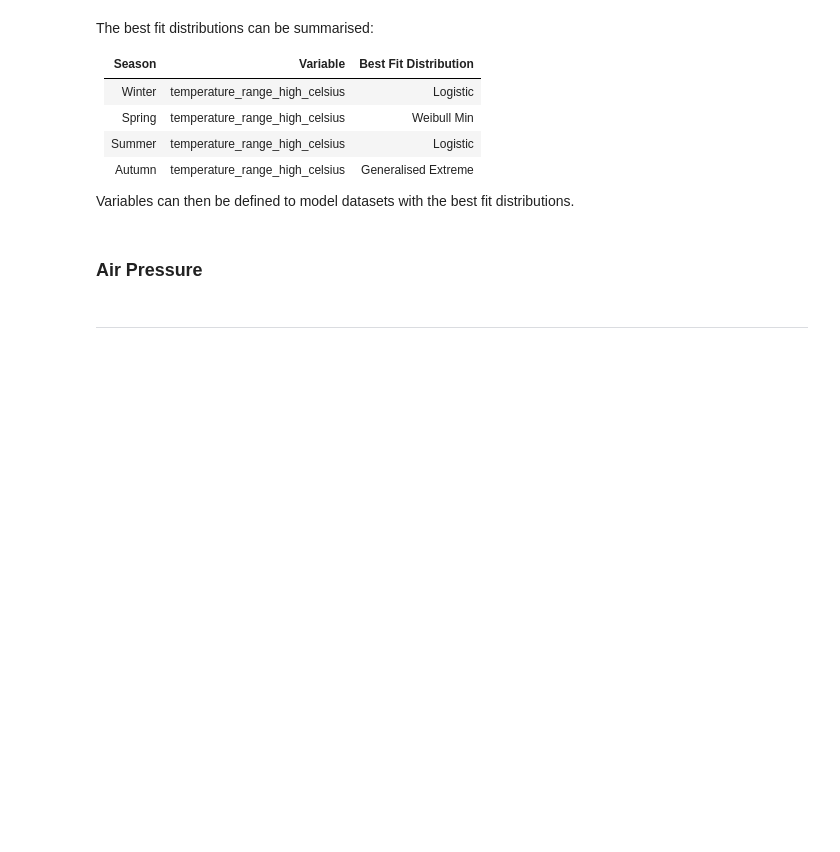
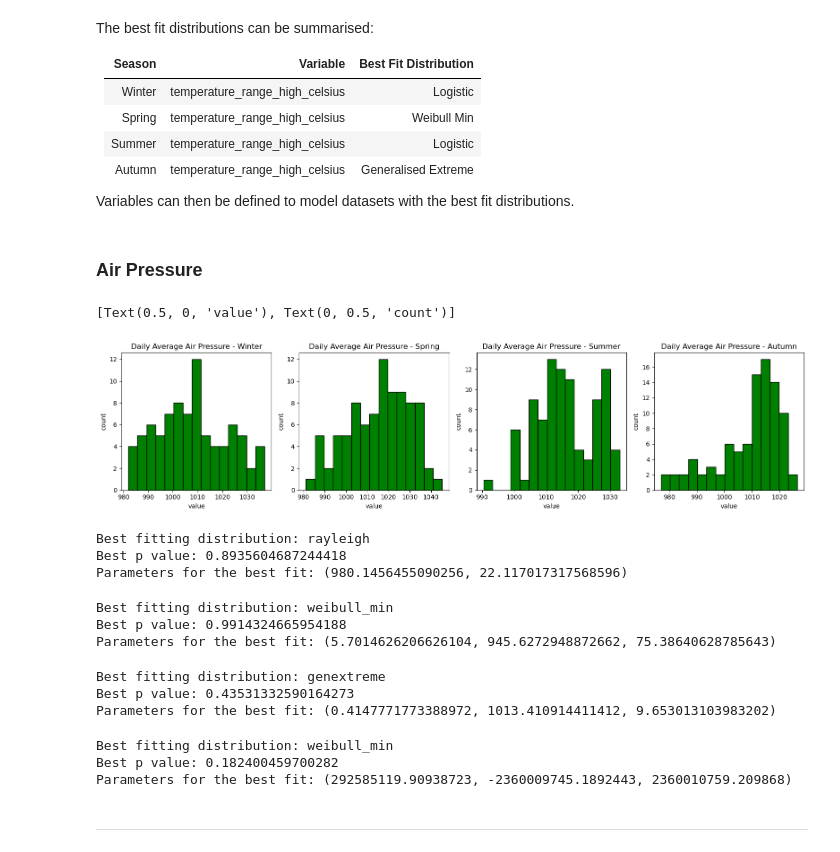
Before and after one commit to humphs078/ProgrammingforDataAnalysisAssignment_1, a Jupyter notebook: submission_notebook.ipynb, the cells around one changed output. Saved outputs shown, nothing was run; the diff lists cells and outputs as text; code cells hidden in the pictures; blank space fills up the shorter version.

Commit message:
Add code for outside air pressure variable to notebook.

```diff
--- a/submission_notebook.ipynb
+++ b/submission_notebook.ipynb
@@ -276,6 +305,4 @@ Before any assessment of distribution fit or data modelling the presence of null
 # %%
 # replace nan values with the median - Zach (2022). The model could be unreliable if null values are not managed (Tamboli, 2021)
 autumn = autumn.fillna(autumn.median(numeric_only=True))
-
-# check na values
-autumn.isnull().sum()
+spring = spring.fillna(spring.median(numeric_only=True))
@@ -1079,6 +1124,50 @@ summer_temperature_high_model = logistic.rvs(23.150621106400116, 1.7432552219796
 autumn_temperature_high_model = genextreme.rvs(0.26935763218112546, 19.54692673249385, 4.842580970620443, size = autumn_rows)
 # %% [markdown]
 ### Air Pressure <a id="air-pressure"></a>
+# %%
+plt.rcParams["figure.figsize"] = [16, 4]
+plt.rcParams["figure.autolayout"] = True
+
+fig, axis = plt.subplots(1, 4)
+axis[0].hist(winter['outside_air_pres_hPa'], color = 'green', edgecolor = 'black', bins=15)
+axis[0].set_title("Daily Average Air Pressure - Winter")
+axis[0].set(xlabel='value', ylabel='count')
+axis[1].hist(spring['outside_air_pres_hPa'], color = 'green', edgecolor = 'black', bins=15)
+axis[1].set_title("Daily Average Air Pressure - Spring")
+axis[1].set(xlabel='value', ylabel='count')
+axis[2].hist(summer['outside_air_pres_hPa'], color = 'green', edgecolor = 'black', bins=15)
+axis[2].set_title("Daily Average Air Pressure - Summer")
+axis[2].set(xlabel='value', ylabel='count')
+axis[3].hist(autumn['outside_air_pres_hPa'], color = 'green', edgecolor = 'black', bins=15)
+axis[3].set_title("Daily Average Air Pressure - Autumn")
+axis[3].set(xlabel='value', ylabel='count')
+# %% [output]
+[Text(0.5, 0, 'value'), Text(0, 0.5, 'count')]
+[figure, added]
+# %%
+get_best_distribution(winter['outside_air_pres_hPa'])
+# %% [output]
+Best fitting distribution: rayleigh
+Best p value: 0.8935604687244418
+Parameters for the best fit: (980.1456455090256, 22.117017317568596)
+# %%
+get_best_distribution(spring['outside_air_pres_hPa'])
+# %% [output]
+Best fitting distribution: weibull_min
+Best p value: 0.9914324665954188
+Parameters for the best fit: (5.7014626206626104, 945.6272948872662, 75.38640628785643)
+# %%
+get_best_distribution(summer['outside_air_pres_hPa'])
+# %% [output]
+Best fitting distribution: genextreme
+Best p value: 0.43531332590164273
+Parameters for the best fit: (0.4147771773388972, 1013.410914411412, 9.653013103983202)
+# %%
+get_best_distribution(autumn['outside_air_pres_hPa'])
+# %% [output]
+Best fitting distribution: weibull_min
+Best p value: 0.182400459700282
+Parameters for the best fit: (292585119.90938723, -2360009745.1892443, 2360010759.209868)
 # %% [markdown]
 ---
 # %% [markdown]
```
Also changed, not shown: parts of 7 cells of this notebook, 3 other files.
